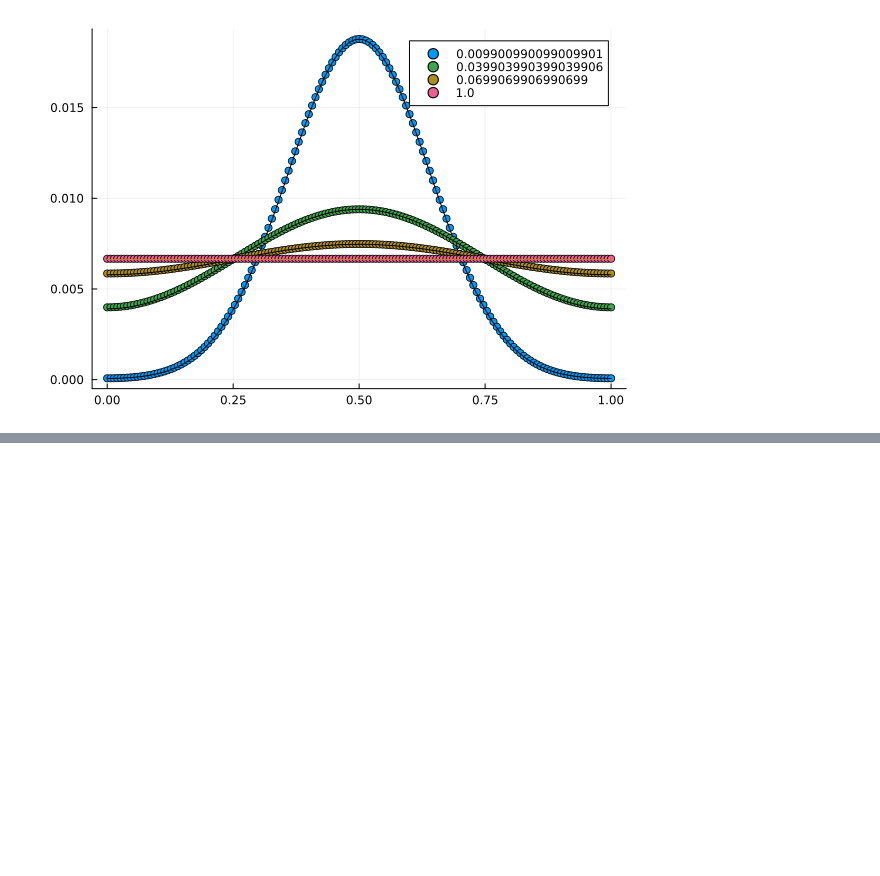
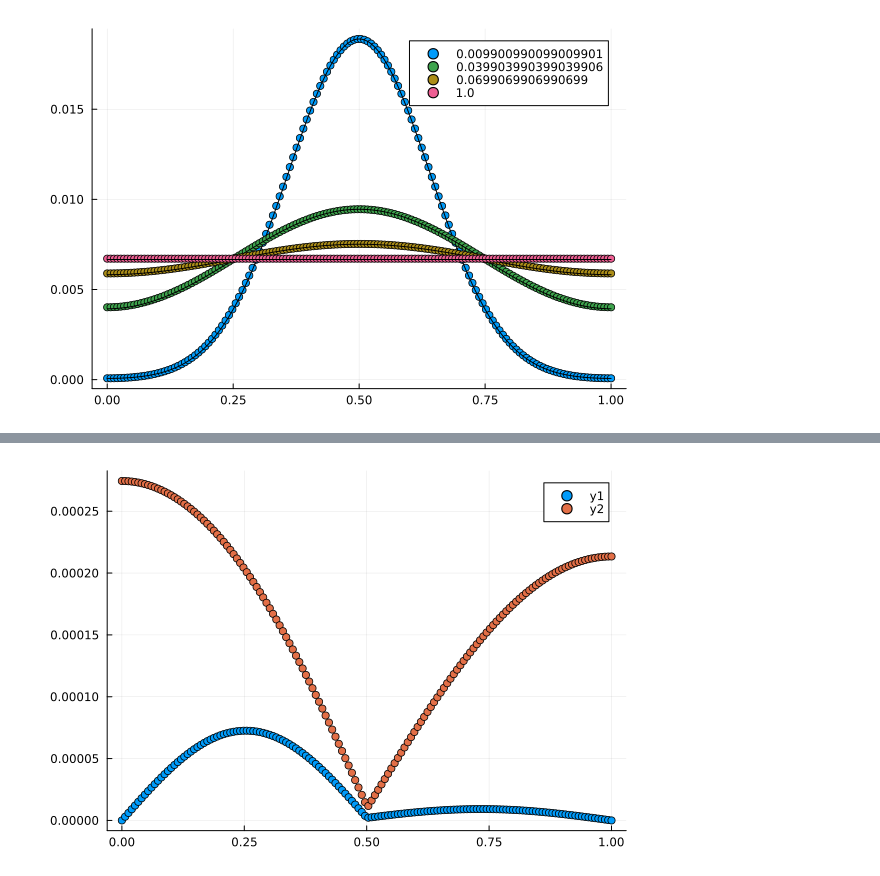
Before and after one commit to emilssp/Computational_Physics_v24, a Jupyter notebook: Diffusion_Waves_Shock/main.ipynb, the cells around one changed output, grey strips where cells are left out. Cells and saved outputs as stored; diff of their text form; code cells hidden in the pictures; blank space fills up the shorter version.

```diff
--- a/Diffusion_Waves_Shock/main.ipynb
+++ b/Diffusion_Waves_Shock/main.ipynb
@@ -157,0 +248,17 @@ plot_array(u_res_reflecting, u_an_reflecting, [0.01,0.04,0.07],x )
+# %%
+
+x = reduce(vcat, [0, cumsum(fill(L/(spacesteps-1), spacesteps-1))])
+t = LinRange(0,endtime, timesteps)
+
+u_init = zeros(spacesteps)
+u_init[div(spacesteps, 2)] = u0/2
+u_init[div(spacesteps, 2)+1] = u0/2
+
+alphas = variable_alpha.(x,L/2)
+absorbing_variable_D = absorbing_var(u_init, alphas)
+reflecting_variable_D = reflecting_var(u_init, alphas)
+
+plot(scatter(x,absorbing_variable_D[round(Int, 0.07/dt)]))
+plot(scatter!(x,reflecting_variable_D[round(Int, 0.07/dt)]))
+# %% [output]
+[figure, added]
```
Also changed, not shown: parts of 8 cells of this notebook.
